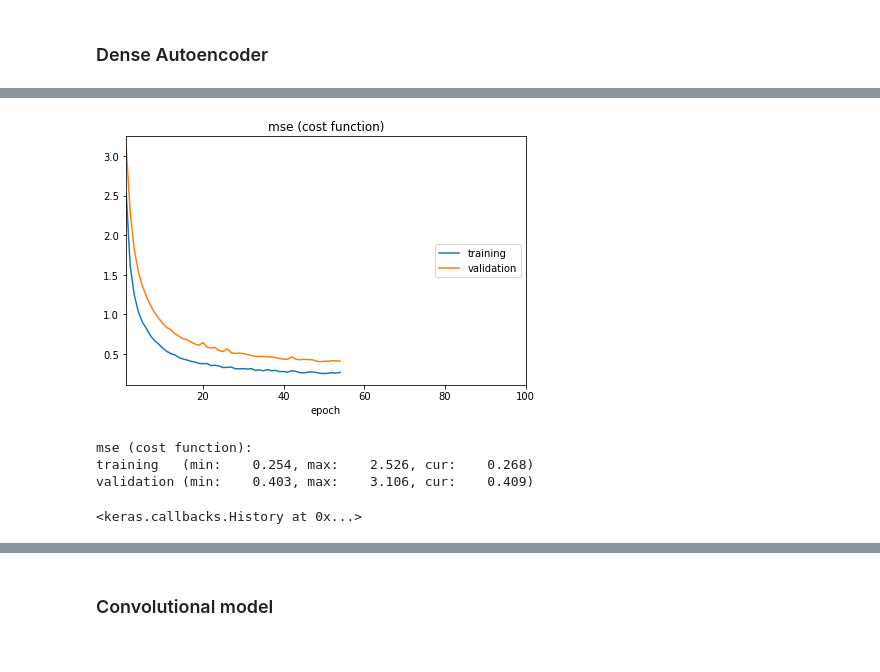
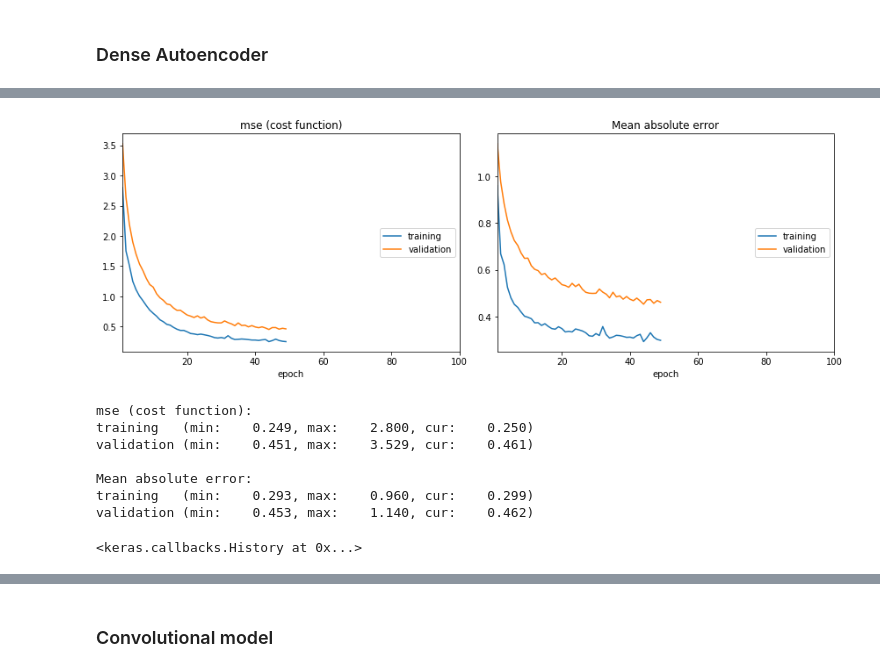
Before and after one commit to bgroenks96/cmip-embeddings, a Jupyter notebook: deep_embeddings.ipynb, the cells around one changed output, grey strips where cells are left out. Cells and saved outputs as stored; diff of their text form; code cells hidden in the pictures.

Commit message:
Refactor deep model construction code

```diff
--- a/deep_embeddings.ipynb
+++ b/deep_embeddings.ipynb
@@ -110,13 +119,2 @@ def plot_var_time(X, model, name="", target_shape=(N_time, N_lat, N_lon, 1), x=0
 # %% [markdown]
 ### Dense Autoencoder
-# %%
-X_train_flat = X_train.reshape((X_all.shape[0], np.product(X_all.shape[1:])))
-X_valid_flat = X_valid.reshape((X_valid.shape[0], np.product(X_valid.shape[1:])))
-
-input_0 = Input(batch_shape=(None, X_train_flat.shape[1]))
-dense_1 = Dense(324, activation='relu', kernel_regularizer=l1(1.0e-5))(input_0)
-dense_3 = Dense(X_train_flat.shape[1], activation='linear')(dense_1)
-
-model = Model(inputs=input_0, outputs=dense_3)
-model.compile(optimizer='adam', loss='mse')
-model.summary()
@@ -137,12 +121,32 @@ _________________________________________________________________
+# %%
+def build_dense_autoencoder(latent_dims: int, regularizer=l1(1.0e-5)):
+    input_0 = Input(shape=(N_lat, N_lon, N_chan))
+    z = Dense(latent_dims, activation='relu', kernel_regularizer=regularizer)(Flatten()(input_0))
+    def build_decoder(input_z):
+        dense_out = Dense(np.product(X_train.shape[1:]), activation='linear')(input_z)
+        output = Reshape(X_train.shape[1:])(dense_out)
+        return output
+    output_0 = build_decoder(z)
+    # build standalone encoder/decoder
+    encoder = Model(inputs=input_0, outputs=z)
+    decoder_input = Input(shape=(latent_dims,))
+    decoder_output = build_decoder(decoder_input)
+    decoder = Model(inputs=decoder_input, outputs=decoder_output)
+    dae = Model(inputs=input_0, outputs=output_0)
+    dae.compile(optimizer='adam', loss='mse', metrics=['mae'])
+    return dae, encoder, decoder
 # %%
-from livelossplot.keras import PlotLossesCallback
-
+dae, dae_encoder, dae_decoder = build_dense_autoencoder(latent_dims=18*36)
 callbacks = [EarlyStopping(min_delta=1.0E-3, patience=5), PlotLossesCallback()]
-model.fit(X_train_flat, X_train_flat, validation_data=(X_valid_flat, X_valid_flat), batch_size=BATCH_SIZE, \
-          epochs=100, shuffle=True, callbacks=callbacks)
+dae.fit(X_train, X_train, validation_data=(X_valid, X_valid), \
+        batch_size=BATCH_SIZE, epochs=100, shuffle=True, callbacks=callbacks)
 # %% [output]
-[figure, old version]
+[figure, new version]
 mse (cost function):
-training   (min:    0.254, max:    2.526, cur:    0.268)
-validation (min:    0.403, max:    3.106, cur:    0.409)
+training   (min:    0.249, max:    2.800, cur:    0.250)
+validation (min:    0.451, max:    3.529, cur:    0.461)
+
+Mean absolute error:
+training   (min:    0.293, max:    0.960, cur:    0.299)
+validation (min:    0.453, max:    1.140, cur:    0.462)
 <keras.callbacks.History at 0x...>
```
Also changed, not shown: parts of 18 cells of this notebook.
